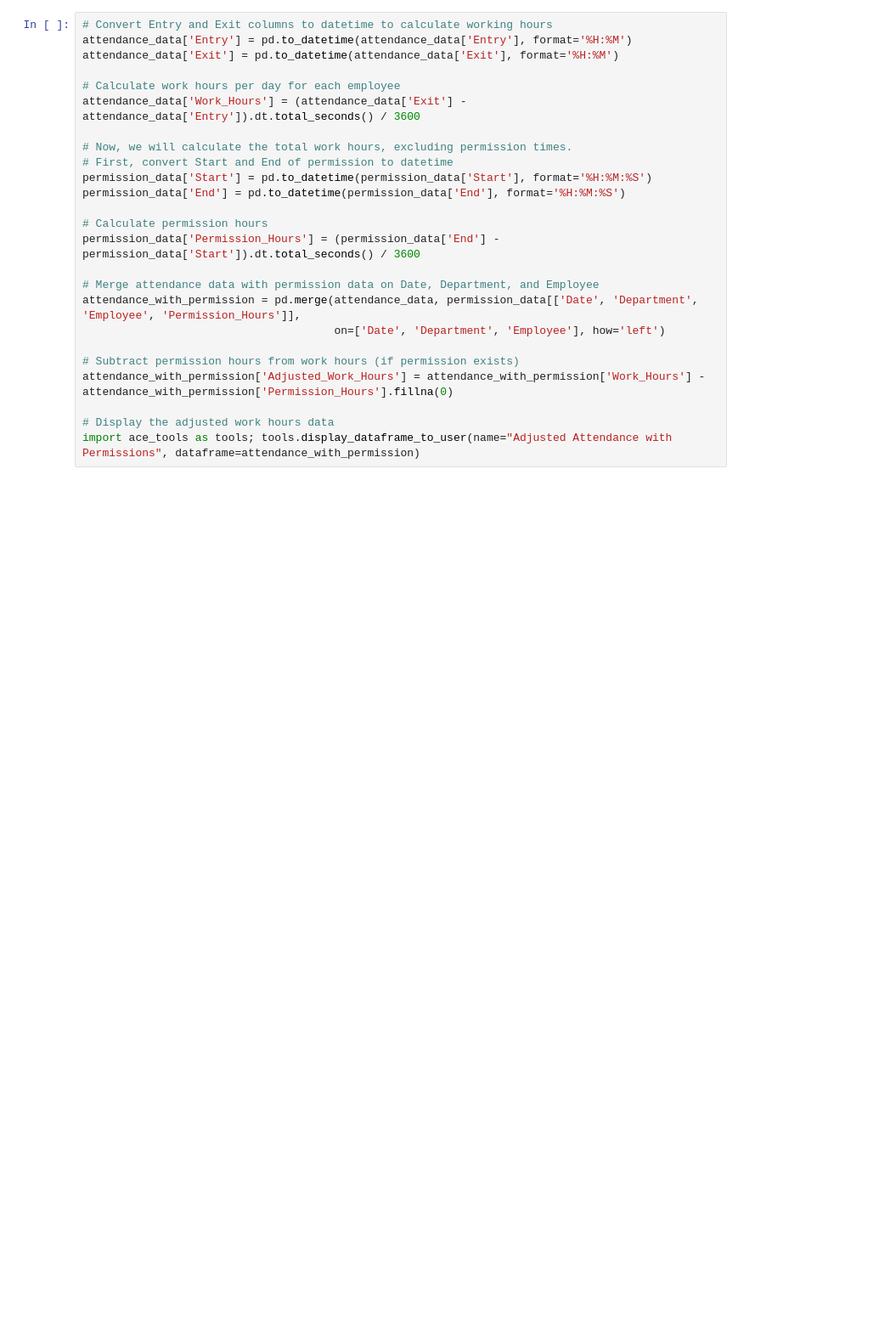
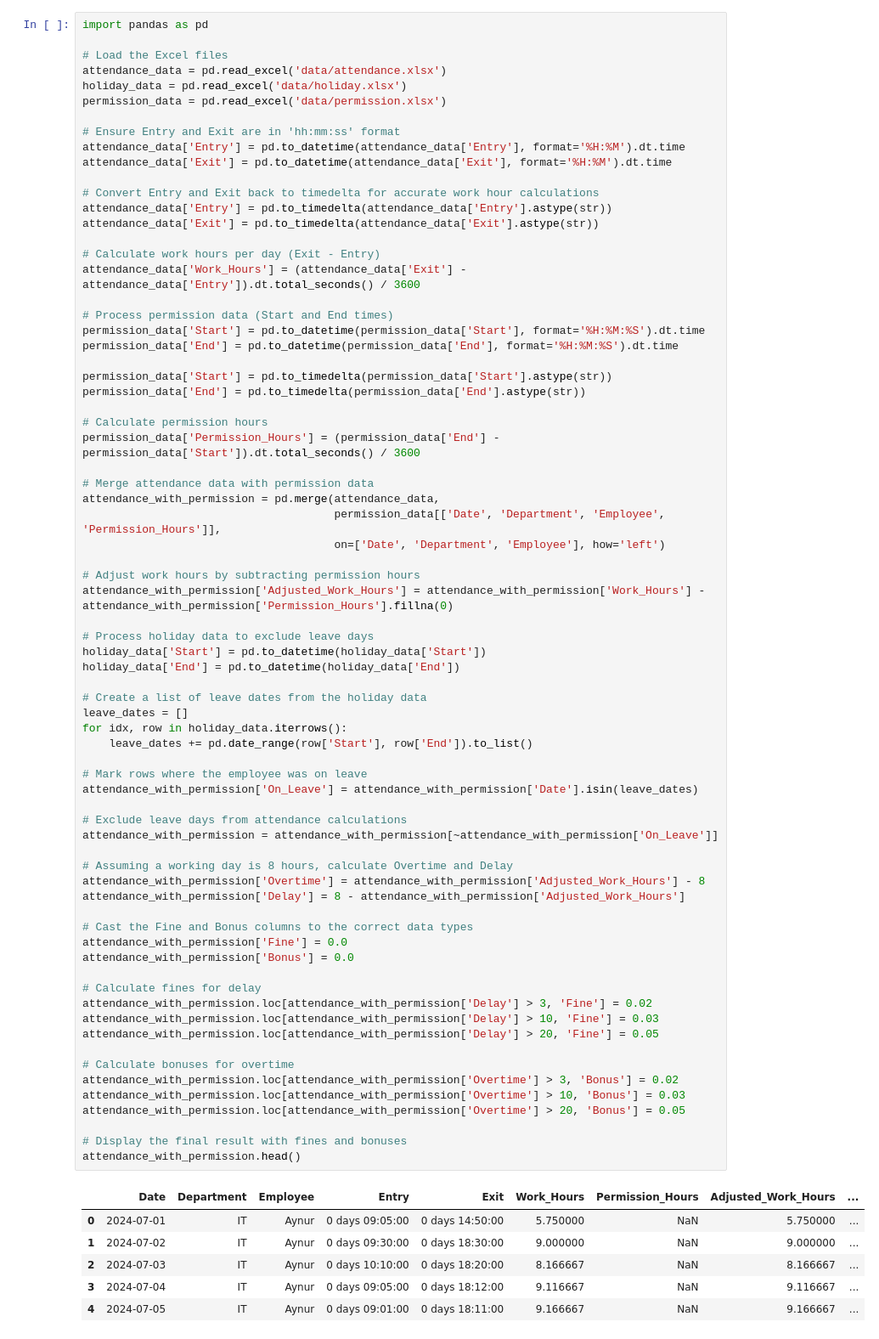
Before and after one commit to Ismat-Samadov/ICTA_DataAnalyst, a Jupyter notebook: analyse.ipynb, the cells around one changed output. Shown at 85% size. Saved outputs shown, nothing was run; the diff lists cells and outputs as text; blank space fills up the shorter version.

```diff
--- a/analyse.ipynb
+++ b/analyse.ipynb
@@ -28,25 +1,79 @@ attendance_data.head(), holiday_data.head(), permission_data.head()
 # %%
-# Convert Entry and Exit columns to datetime to calculate working hours
-attendance_data['Entry'] = pd.to_datetime(attendance_data['Entry'], format='%H:%M')
-attendance_data['Exit'] = pd.to_datetime(attendance_data['Exit'], format='%H:%M')
+import pandas as pd
 
-# Calculate work hours per day for each employee
+# Load the Excel files
+attendance_data = pd.read_excel('data/attendance.xlsx')
+holiday_data = pd.read_excel('data/holiday.xlsx')
+permission_data = pd.read_excel('data/permission.xlsx')
+
+# Ensure Entry and Exit are in 'hh:mm:ss' format
+attendance_data['Entry'] = pd.to_datetime(attendance_data['Entry'], format='%H:%M').dt.time
+attendance_data['Exit'] = pd.to_datetime(attendance_data['Exit'], format='%H:%M').dt.time
+
+# Convert Entry and Exit back to timedelta for accurate work hour calculations
+attendance_data['Entry'] = pd.to_timedelta(attendance_data['Entry'].astype(str))
+attendance_data['Exit'] = pd.to_timedelta(attendance_data['Exit'].astype(str))
+
+# Calculate work hours per day (Exit - Entry)
 attendance_data['Work_Hours'] = (attendance_data['Exit'] - attendance_data['Entry']).dt.total_seconds() / 3600
 
-# Now, we will calculate the total work hours, excluding permission times.
-# First, convert Start and End of permission to datetime
-permission_data['Start'] = pd.to_datetime(permission_data['Start'], format='%H:%M:%S')
-permission_data['End'] = pd.to_datetime(permission_data['End'], format='%H:%M:%S')
+# Process permission data (Start and End times)
+permission_data['Start'] = pd.to_datetime(permission_data['Start'], format='%H:%M:%S').dt.time
+permission_data['End'] = pd.to_datetime(permission_data['End'], format='%H:%M:%S').dt.time
+
+permission_data['Start'] = pd.to_timedelta(permission_data['Start'].astype(str))
+permission_data['End'] = pd.to_timedelta(permission_data['End'].astype(str))
 
 # Calculate permission hours
 permission_data['Permission_Hours'] = (permission_data['End'] - permission_data['Start']).dt.total_seconds() / 3600
 
-# Merge attendance data with permission data on Date, Department, and Employee
-attendance_with_permission = pd.merge(attendance_data, permission_data[['Date', 'Department', 'Employee', 'Permission_Hours']],
+# Merge attendance data with permission data
+attendance_with_permission = pd.merge(attendance_data,
+                                      permission_data[['Date', 'Department', 'Employee', 'Permission_Hours']],
                                       on=['Date', 'Department', 'Employee'], how='left')
 
-# Subtract permission hours from work hours (if permission exists)
+# Adjust work hours by subtracting permission hours
 attendance_with_permission['Adjusted_Work_Hours'] = attendance_with_permission['Work_Hours'] - attendance_with_permission['Permission_Hours'].fillna(0)
 
-# Display the adjusted work hours data
-import ace_tools as tools; tools.display_dataframe_to_user(name="Adjusted Attendance with Permissions", dataframe=attendance_with_permission)
+# Process holiday data to exclude leave days
+holiday_data['Start'] = pd.to_datetime(holiday_data['Start'])
+holiday_data['End'] = pd.to_datetime(holiday_data['End'])
+
+# Create a list of leave dates from the holiday data
+leave_dates = []
+for idx, row in holiday_data.iterrows():
+    leave_dates += pd.date_range(row['Start'], row['End']).to_list()
+
+# Mark rows where the employee was on leave
+attendance_with_permission['On_Leave'] = attendance_with_permission['Date'].isin(leave_dates)
+
+# Exclude leave days from attendance calculations
+attendance_with_permission = attendance_with_permission[~attendance_with_permission['On_Leave']]
+
+# Assuming a working day is 8 hours, calculate Overtime and Delay
+attendance_with_permission['Overtime'] = attendance_with_permission['Adjusted_Work_Hours'] - 8
+attendance_with_permission['Delay'] = 8 - attendance_with_permission['Adjusted_Work_Hours']
+
+# Cast the Fine and Bonus columns to the correct data types
+attendance_with_permission['Fine'] = 0.0
+attendance_with_permission['Bonus'] = 0.0
+
+# Calculate fines for delay
+attendance_with_permission.loc[attendance_with_permission['Delay'] > 3, 'Fine'] = 0.02
+attendance_with_permission.loc[attendance_with_permission['Delay'] > 10, 'Fine'] = 0.03
+attendance_with_permission.loc[attendance_with_permission['Delay'] > 20, 'Fine'] = 0.05
+
+# Calculate bonuses for overtime
+attendance_with_permission.loc[attendance_with_permission['Overtime'] > 3, 'Bonus'] = 0.02
+attendance_with_permission.loc[attendance_with_permission['Overtime'] > 10, 'Bonus'] = 0.03
+attendance_with_permission.loc[attendance_with_permission['Overtime'] > 20, 'Bonus'] = 0.05
+
+# Display the final result with fines and bonuses
+attendance_with_permission.head()
+# %% [output]
+|  | Date | Department | Employee | Entry | Exit | Work_Hours | Permission_Hours | Adjusted_Work_Hours | ... |
+| 0 | 2024-07-01 | IT | Aynur | 0 days 09:05:00 | 0 days 14:50:00 | 5.750000 | NaN | 5.750000 | ... |
+| 1 | 2024-07-02 | IT | Aynur | 0 days 09:30:00 | 0 days 18:30:00 | 9.000000 | NaN | 9.000000 | ... |
+| 2 | 2024-07-03 | IT | Aynur | 0 days 10:10:00 | 0 days 18:20:00 | 8.166667 | NaN | 8.166667 | ... |
+| 3 | 2024-07-04 | IT | Aynur | 0 days 09:05:00 | 0 days 18:12:00 | 9.116667 | NaN | 9.116667 | ... |
+| 4 | 2024-07-05 | IT | Aynur | 0 days 09:01:00 | 0 days 18:11:00 | 9.166667 | NaN | 9.166667 | ... |
```
Also changed, not shown: parts of 3 cells of this notebook.
